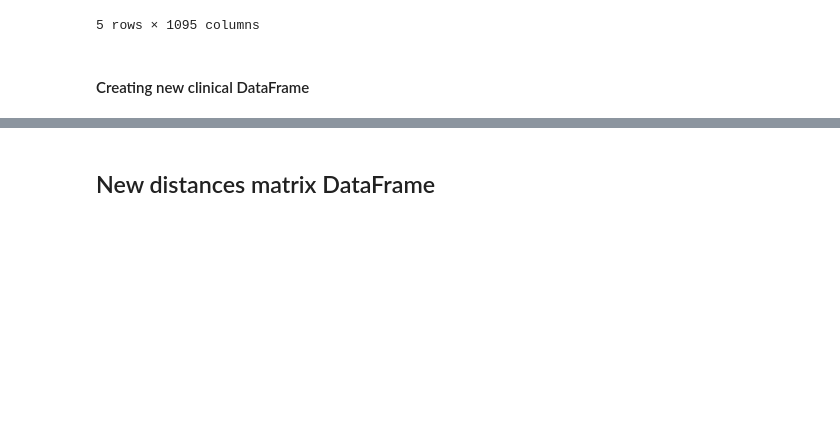
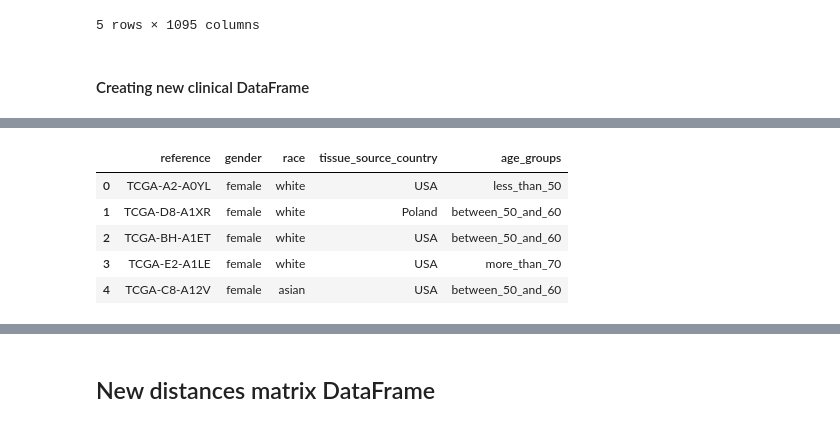
Before and after one commit to sharbatc/cancer_dataviz, a Jupyter notebook: data_exploration.ipynb, the cells around one changed output, grey strips where cells are left out. Drawn from its saved outputs; the diff is of its cells as text; code cells hidden in the pictures; blank space fills up the shorter version.

```diff
--- a/data_exploration.ipynb
+++ b/data_exploration.ipynb
@@ -327,0 +348,9 @@ df_clin_new.head()
+# %%
+df_clin_viz.head()
+# %% [output]
+|  | reference | gender | race | tissue_source_country | age_groups |
+| 0 | TCGA-A2-A0YL | female | white | USA | less_than_50 |
+| 1 | TCGA-D8-A1XR | female | white | Poland | between_50_and_60 |
+| 2 | TCGA-BH-A1ET | female | white | USA | between_50_and_60 |
+| 3 | TCGA-E2-A1LE | female | white | USA | more_than_70 |
+| 4 | TCGA-C8-A12V | female | asian | USA | between_50_and_60 |
```
Also changed, not shown: parts of 10 cells of this notebook.
